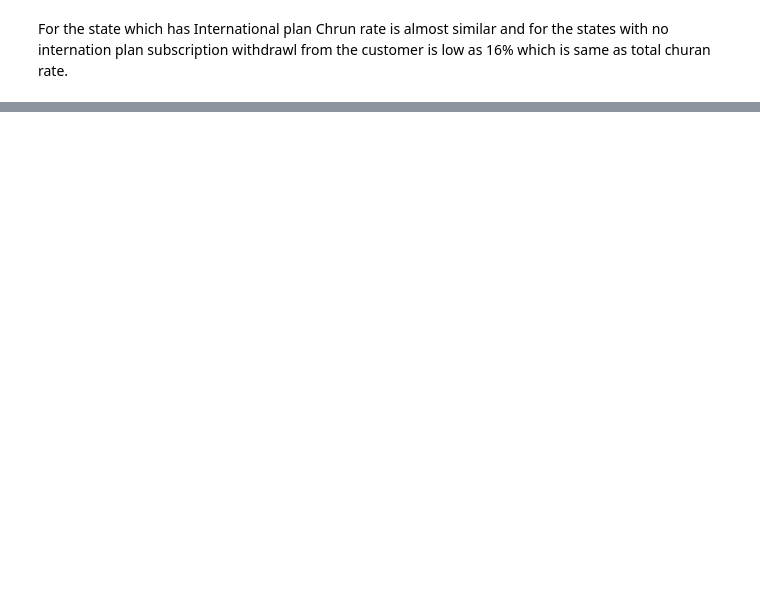
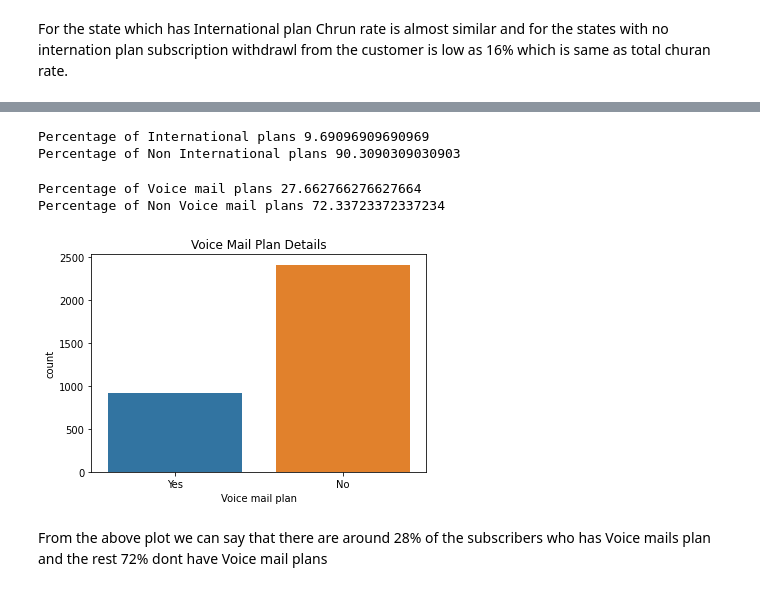
Before and after one commit to shyamsundar-v/Telecom-Churn-Analysis, a Jupyter notebook: Telecom_Churn_Analysis_Capstone_Project.ipynb, the cells around one changed output, grey strips where cells are left out. Saved outputs shown, nothing was run; the diff lists cells and outputs as text; code cells hidden in the pictures; blank space fills up the shorter version.

```diff
--- a/Telecom_Churn_Analysis_Capstone_Project.ipynb
+++ b/Telecom_Churn_Analysis_Capstone_Project.ipynb
@@ -125,0 +135,20 @@ For the state which has International plan Chrun rate is almost similar and for
+# %%
+print(f"Percentage of International plans {tel_df['International plan'].value_counts()['Yes']/tel_df.shape[0]*100}")
+print(f"Percentage of Non International plans {tel_df['International plan'].value_counts()['No']/tel_df.shape[0]*100}")
+# %% [output]
+Percentage of International plans 9.69096909690969
+Percentage of Non International plans 90.3090309030903
+# %%
+print(f"Percentage of Voice mail plans {tel_df['Voice mail plan'].value_counts()['Yes']/tel_df.shape[0]*100}")
+print(f"Percentage of Non Voice mail plans {tel_df['Voice mail plan'].value_counts()['No']/tel_df.shape[0]*100}")
+print()
+print()
+sns.countplot(tel_df['Voice mail plan'])
+plt.title('Voice Mail Plan Details')
+plt.show();
+# %% [output]
+Percentage of Voice mail plans 27.662766276627664
+Percentage of Non Voice mail plans 72.33723372337234
+[figure, added]
+# %% [markdown]
+From the above plot we can say that there are around 28% of the subscribers who has Voice mails plan and the rest 72% dont have Voice mail plans
```
Also changed, not shown: parts of 18 cells of this notebook.
